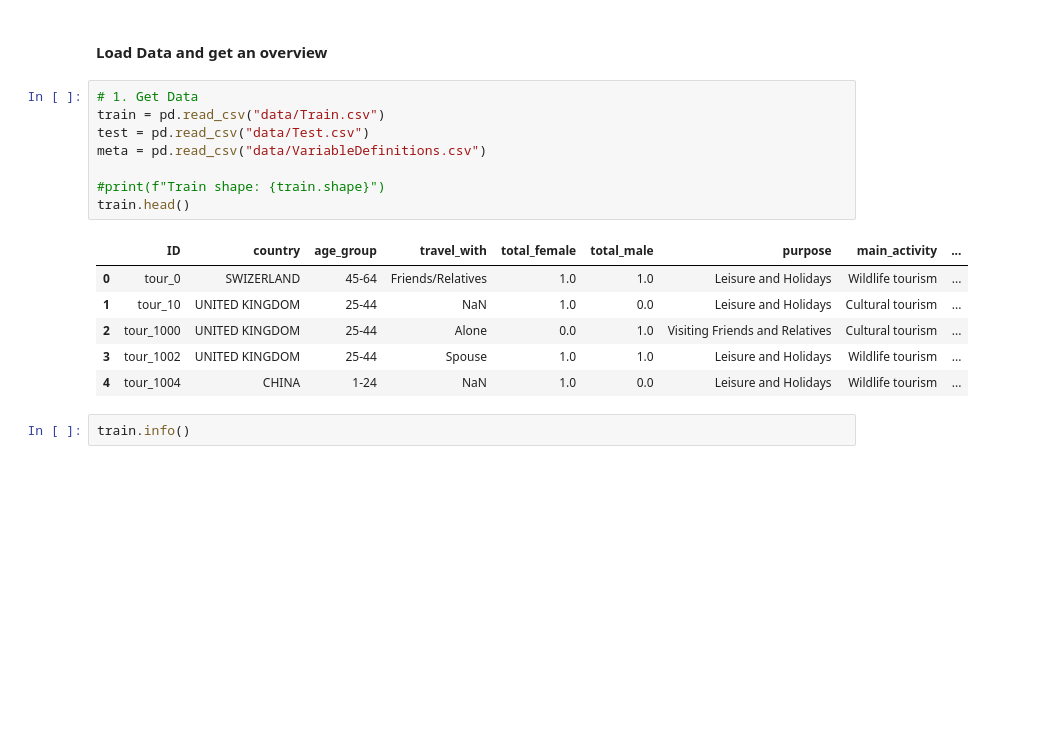
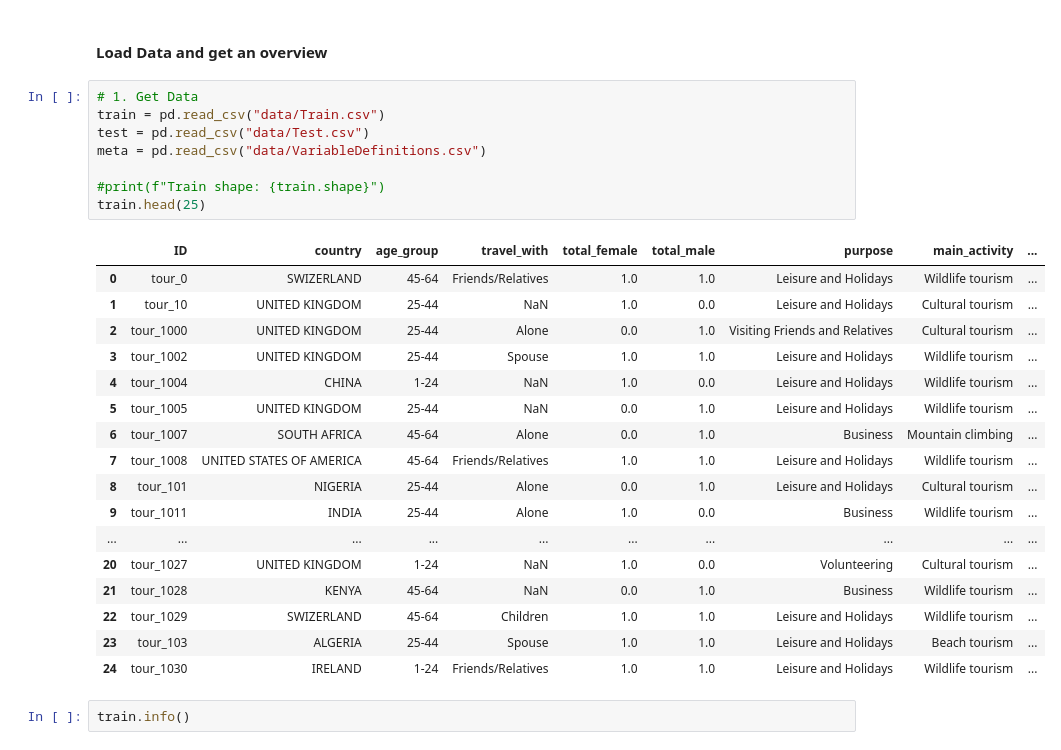
Before and after one commit to lange-chris/machine_learning_project, a Jupyter notebook: Tanzania_Tourism_Prediction_chris.ipynb, the cells around one changed output. Drawn from its saved outputs; the diff is of its cells as text; blank space fills up the shorter version.

```diff
--- a/Tanzania_Tourism_Prediction_chris.ipynb
+++ b/Tanzania_Tourism_Prediction_chris.ipynb
@@ -50,18 +50,29 @@ datapath = "../data"
 # %%
 # 1. Get Data
 train = pd.read_csv("data/Train.csv")
 test = pd.read_csv("data/Test.csv")
 meta = pd.read_csv("data/VariableDefinitions.csv")
 
 #print(f"Train shape: {train.shape}")
-train.head()
+train.head(25)
 # %% [output]
 |  | ID | country | age_group | travel_with | total_female | total_male | purpose | main_activity | ... |
 | 0 | tour_0 | SWIZERLAND | 45-64 | Friends/Relatives | 1.0 | 1.0 | Leisure and Holidays | Wildlife tourism | ... |
 | 1 | tour_10 | UNITED KINGDOM | 25-44 | NaN | 1.0 | 0.0 | Leisure and Holidays | Cultural tourism | ... |
 | 2 | tour_1000 | UNITED KINGDOM | 25-44 | Alone | 0.0 | 1.0 | Visiting Friends and Relatives | Cultural tourism | ... |
 | 3 | tour_1002 | UNITED KINGDOM | 25-44 | Spouse | 1.0 | 1.0 | Leisure and Holidays | Wildlife tourism | ... |
 | 4 | tour_1004 | CHINA | 1-24 | NaN | 1.0 | 0.0 | Leisure and Holidays | Wildlife tourism | ... |
+| 5 | tour_1005 | UNITED KINGDOM | 25-44 | NaN | 0.0 | 1.0 | Leisure and Holidays | Wildlife tourism | ... |
+| 6 | tour_1007 | SOUTH AFRICA | 45-64 | Alone | 0.0 | 1.0 | Business | Mountain climbing | ... |
+| 7 | tour_1008 | UNITED STATES OF AMERICA | 45-64 | Friends/Relatives | 1.0 | 1.0 | Leisure and Holidays | Wildlife tourism | ... |
+| 8 | tour_101 | NIGERIA | 25-44 | Alone | 0.0 | 1.0 | Leisure and Holidays | Cultural tourism | ... |
+| 9 | tour_1011 | INDIA | 25-44 | Alone | 1.0 | 0.0 | Business | Wildlife tourism | ... |
+| ... | ... | ... | ... | ... | ... | ... | ... | ... | ... |
+| 20 | tour_1027 | UNITED KINGDOM | 1-24 | NaN | 1.0 | 0.0 | Volunteering | Cultural tourism | ... |
+| 21 | tour_1028 | KENYA | 45-64 | NaN | 0.0 | 1.0 | Business | Wildlife tourism | ... |
+| 22 | tour_1029 | SWIZERLAND | 45-64 | Children | 1.0 | 1.0 | Leisure and Holidays | Wildlife tourism | ... |
+| 23 | tour_103 | ALGERIA | 25-44 | Spouse | 1.0 | 1.0 | Leisure and Holidays | Beach tourism | ... |
+| 24 | tour_1030 | IRELAND | 1-24 | Friends/Relatives | 1.0 | 1.0 | Leisure and Holidays | Wildlife tourism | ... |
 # %%
 train.info()
 # %% [output]
```
Also changed, not shown: parts of 2 cells of this notebook.
